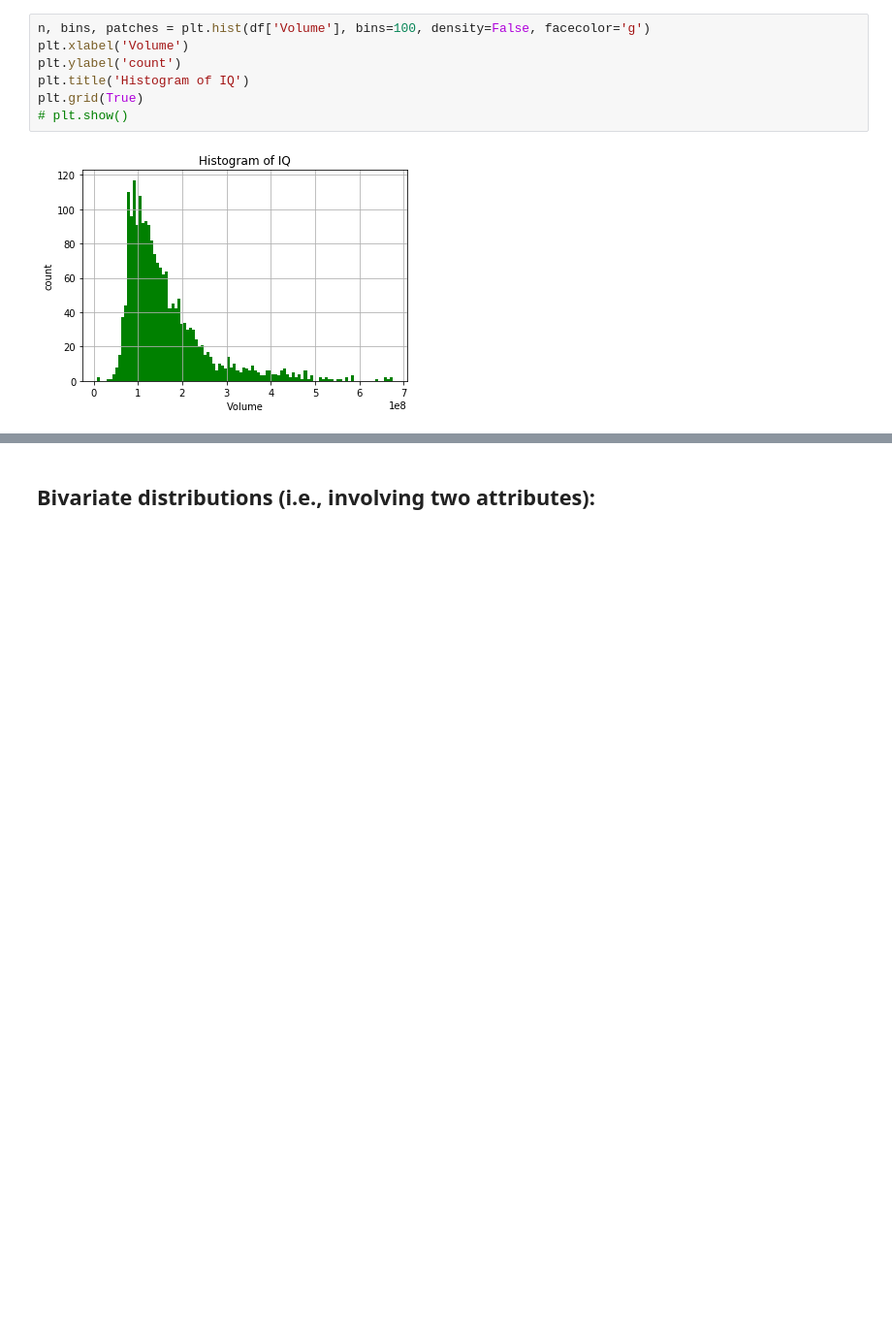
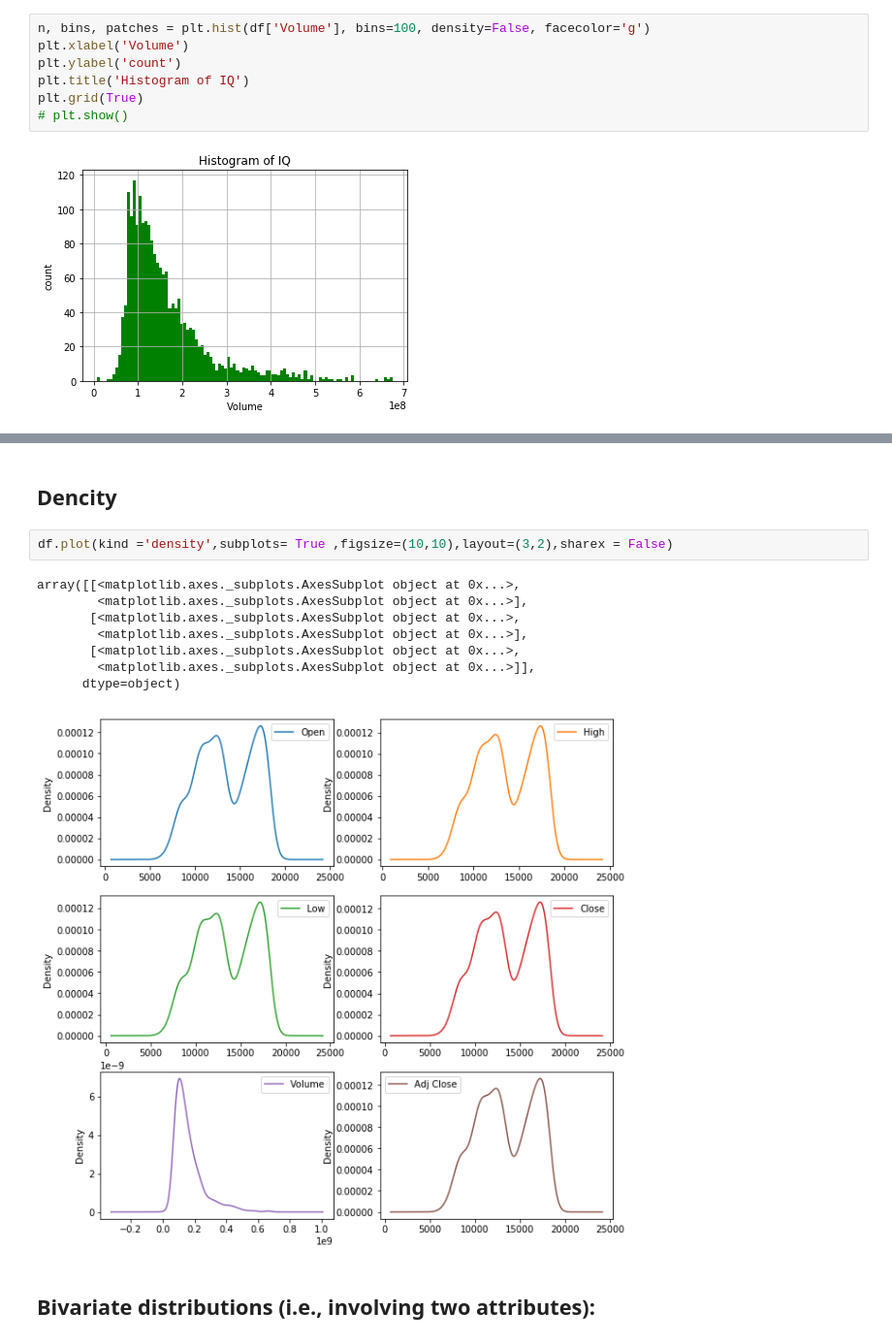
Before and after one commit to abbasiehsan1991/DataMining_concepts, a Jupyter notebook: Data_Mining_Concepts.ipynb, the cells around one changed output, grey strips where cells are left out. Shown at 97% size. Cells and saved outputs as stored; diff of their text form; blank space fills up the shorter version.

```diff
--- a/Data_Mining_Concepts.ipynb
+++ b/Data_Mining_Concepts.ipynb
@@ -220,3 +230,16 @@ plt.grid(True)
+# %% [markdown]
+## Dencity
+# %%
+df.plot(kind ='density',subplots= True ,figsize=(10,10),layout=(3,2),sharex = False)
+# %% [output]
+array([[<matplotlib.axes._subplots.AxesSubplot object at 0x...>,
+        <matplotlib.axes._subplots.AxesSubplot object at 0x...>],
+       [<matplotlib.axes._subplots.AxesSubplot object at 0x...>,
+        <matplotlib.axes._subplots.AxesSubplot object at 0x...>],
+       [<matplotlib.axes._subplots.AxesSubplot object at 0x...>,
+        <matplotlib.axes._subplots.AxesSubplot object at 0x...>]],
+      dtype=object)
+[figure, added]
 # %% [markdown]
 ## Bivariate distributions (i.e., involving two attributes):
 # %% [markdown]
```
Also changed, not shown: parts of 2 cells of this notebook.
